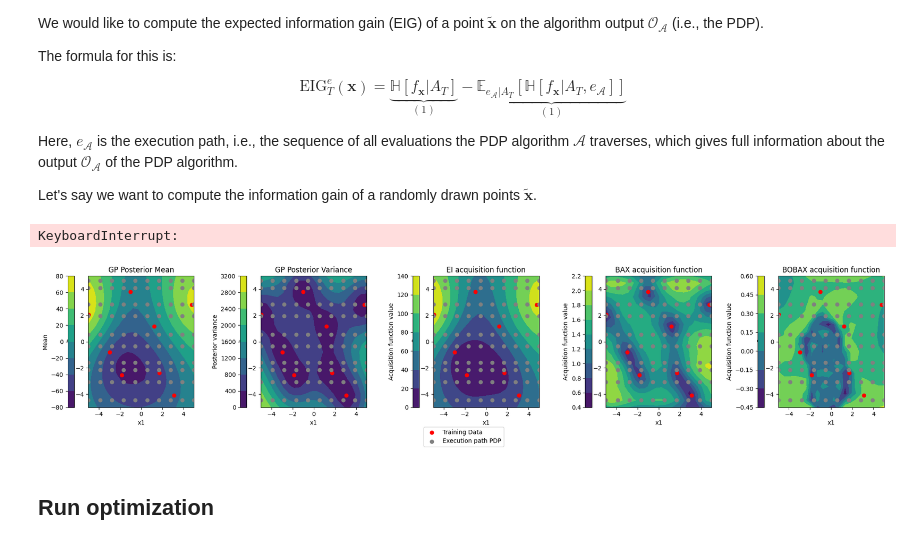
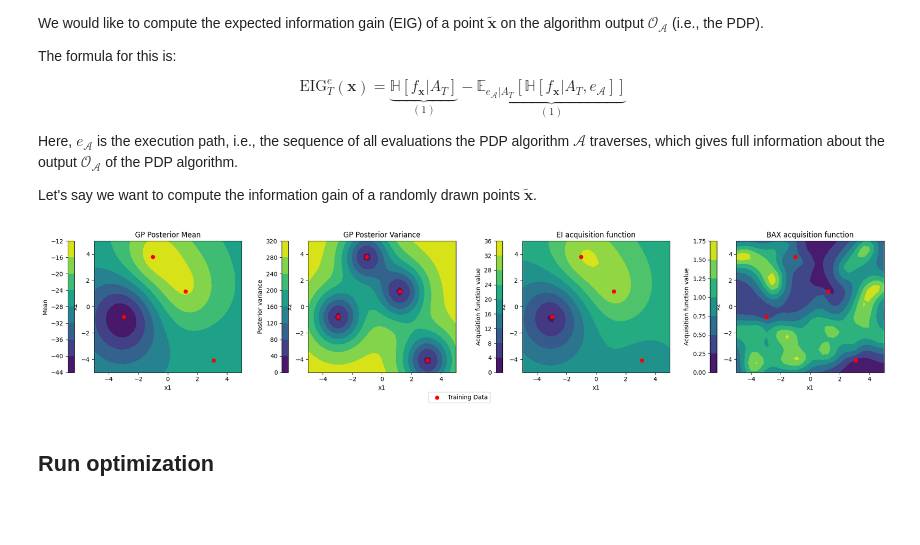
Before and after one commit to juliambr/botorch, a Jupyter notebook: tutorials/bax_explained.ipynb, the cells around one changed output. Cells and saved outputs as stored; diff of their text form; code cells hidden in the pictures; blank space fills up the shorter version.

Commit message:
fixing notebook and further develop bobax variant

```diff
--- a/tutorials/bax_explained.ipynb
+++ b/tutorials/bax_explained.ipynb
@@ -165,7 +167,7 @@ $$
 
 **Note**: Practically, we would deal with functions of dimensions higher than $2$, which are challenging to visualize directly. Computing the partial dependence allows us to gain insights into multidimensional functions, making them more interpretable in a visual format.
 # %%
-params = {"name": "PDP", "xs": 0, "n_points": 10, "bounds": f.bounds, "grid_size": 20}
+params = {"name": "PDP", "xs": 0, "n_points": 100, "bounds": f.bounds, "grid_size": 20}
 alg = PDPAlgorithm(params)
 alg.initialize()
 out = alg.run_algorithm_on_f(f)
@@ -254,27 +252,28 @@ Let's say we want to compute the information gain of a randomly drawn points $\b
 candidate_set = torch.rand(10, d, device="cpu", dtype=torch.float)
 candidate_set = f.bounds[0,:] + (f.bounds[1,:] - f.bounds[0,:]) * candidate_set
 # %%
-res = 20
+res = 30
 x1 = torch.linspace(f.bounds[0][0], f.bounds[1][0], res)
 x2 = torch.linspace(f.bounds[0][1], f.bounds[1][1], res)
 X1, X2 = torch.meshgrid(x1, x2)
 X = torch.stack([X1.reshape(-1), X2.reshape(-1)], dim=-1).to(dtype=torch.float64)
 X = X.unsqueeze(1)
 # %%
-acq = InfoBAX(model=model, algorithm=alg, exe_path_deterministic_x=True, n_path=1)
+acq = InfoBAX(model=model, algorithm=alg, exe_path_deterministic_x=True, n_path=1, subsample_size=50)
 acq_values_bax = acq(X).detach().numpy()
 grid = torch.stack([torch.stack(el.x) for el in acq.exe_path_list], dim=0).squeeze(0).cpu().numpy()
 # %%
-optimal_inputs, optimal_outputs = get_optimal_samples(
-    model,
-    bounds=f.bounds,
-    num_optima=20
-)
+# BOBAX version yet working
 
-acq = BOBAX(model=model, algorithm=alg, optimal_inputs=optimal_inputs, maximize=False)
-acq_values_bobax = acq(X).detach().numpy()
+# optimal_inputs, optimal_outputs = get_optimal_samples(
+#     model,
+#     bounds=f.bounds,
+#     num_optima=8
+# )
+
+# acq_fun = BOBAX(model=model, algorithm=alg, optimal_inputs=optimal_inputs, maximize=False, subsample_size=50)
+
+# acq_values_bobax = acq_fun(X).detach().numpy()
-# %% [output]
-KeyboardInterrupt:
 # %%
 model.eval()
 with torch.no_grad():
@@ -293,14 +292,14 @@ ei = np.array(ei)
 Xtrain = data.x
 # %%
 # PLOT
-fig, axarr = plt.subplots(1, 5, figsize=(20, 4))
+fig, axarr = plt.subplots(1, 4, figsize=(20, 4))
 
 # Subplot (1, 1): Posterior mean
 contour_mean = axarr[0].contourf(X1.numpy(), X2.numpy(), mean.reshape(res, res))
 cbar_mean = fig.colorbar(contour_mean, ax=axarr[0], location='left')
 cbar_mean.ax.set_ylabel('Mean')
 scatter_points = axarr[0].scatter(Xtrain[:, 0], Xtrain[:, 1], c="red", label='Training Data')
-scatter_points = axarr[0].scatter(grid[:, 0], grid[:, 1], c="grey", label='Execution path PDP')
+# scatter_points = axarr[0].scatter(grid[:, 0], grid[:, 1], c="grey", label='Execution path PDP')
 axarr[0].set_title("GP Posterior Mean")
 axarr[0].set_xlabel("x1")
 axarr[0].set_ylabel("x2")
@@ -310,47 +309,47 @@ contour_mean = axarr[1].contourf(X1.numpy(), X2.numpy(), variance.reshape(res, r
 cbar_mean = fig.colorbar(contour_mean, ax=axarr[1], location='left')
 cbar_mean.ax.set_ylabel('Posterior variance')
 scatter_points = axarr[1].scatter(Xtrain[:, 0], Xtrain[:, 1], c="red", label='Training Data')
-scatter_points = axarr[1].scatter(grid[:, 0], grid[:, 1], c="grey", label='Execution path PDP')
+# scatter_points = axarr[1].scatter(grid[:, 0], grid[:, 1], c="grey", label='Execution path PDP')
 axarr[1].set_title("GP Posterior Variance")
 axarr[1].set_xlabel("x1")
 axarr[1].set_ylabel("x2")
 
 # # Subplot (1, 3): EI criterion
 contour_mean = axarr[2].contourf(X1.numpy(), X2.numpy(), ei.reshape(res, res))
 cbar_mean = fig.colorbar(contour_mean, ax=axarr[2], location='left')
 cbar_mean.ax.set_ylabel('Acquisition function value')
 scatter_points = axarr[2].scatter(Xtrain[:, 0], Xtrain[:, 1], c="red", label='Training Data')
-scatter_points = axarr[2].scatter(grid[:, 0], grid[:, 1], c="grey", label='Execution path PDP')
+# scatter_points = axarr[2].scatter(grid[:, 0], grid[:, 1], c="grey", label='Execution path PDP')
 axarr[2].set_title("EI acquisition function")
 axarr[2].set_xlabel("x1")
 axarr[2].set_ylabel("x2")
 
 # # Subplot (1, 4): BAX criterion
 contour_mean = axarr[3].contourf(X1.numpy(), X2.numpy(), acq_values_bax.reshape(res, res))
 cbar_mean = fig.colorbar(contour_mean, ax=axarr[3], location='left')
 cbar_mean.ax.set_ylabel('Acquisition function value')
 scatter_points = axarr[3].scatter(Xtrain[:, 0], Xtrain[:, 1], c="red", label='Training Data')
-scatter_points = axarr[3].scatter(grid[:, 0], grid[:, 1], c="grey", label='Execution path PDP')
+# scatter_points = axarr[3].scatter(grid[:, 0], grid[:, 1], c="grey", label='Execution path PDP')
 axarr[3].set_title("BAX acquisition function")
 axarr[3].set_xlabel("x1")
 axarr[3].set_ylabel("x2")
 
 # # Subplot (1, 5): BOBAX criterion
-contour_mean = axarr[4].contourf(X1.numpy(), X2.numpy(), acq_values_bobax.reshape(res, res))
-cbar_mean = fig.colorbar(contour_mean, ax=axarr[4], location='left')
-cbar_mean.ax.set_ylabel('Acquisition function value')
-scatter_points = axarr[4].scatter(Xtrain[:, 0], Xtrain[:, 1], c="red", label='Training Data')
-scatter_points = axarr[4].scatter(grid[:, 0], grid[:, 1], c="grey", label='Execution path PDP')
-axarr[4].set_title("BOBAX acquisition function")
-axarr[4].set_xlabel("x1")
-axarr[4].set_ylabel("x2")
+# contour_mean = axarr[4].contourf(X1.numpy(), X2.numpy(), acq_values_bobax.reshape(res, res))
+# cbar_mean = fig.colorbar(contour_mean, ax=axarr[4], location='left')
+# cbar_mean.ax.set_ylabel('Acquisition function value')
+# scatter_points = axarr[4].scatter(Xtrain[:, 0], Xtrain[:, 1], c="red", label='Training Data')
+# # scatter_points = axarr[4].scatter(grid[:, 0], grid[:, 1], c="grey", label='Execution path PDP')
+# axarr[4].set_title("BOBAX acquisition function")
+# axarr[4].set_xlabel("x1")
+# axarr[4].set_ylabel("x2")
 
 handles, labels = axarr[0].get_legend_handles_labels()
 fig.legend(handles, labels, loc='upper center', bbox_to_anchor=(0.5, 0.05),)
 
 plt.tight_layout()
 plt.show()
 # %% [output]
-[figure, old version]
+[figure, new version]
 # %% [markdown]
 ## Run optimization
```
Also changed, not shown: parts of 15 cells of this notebook, 3 other files.
